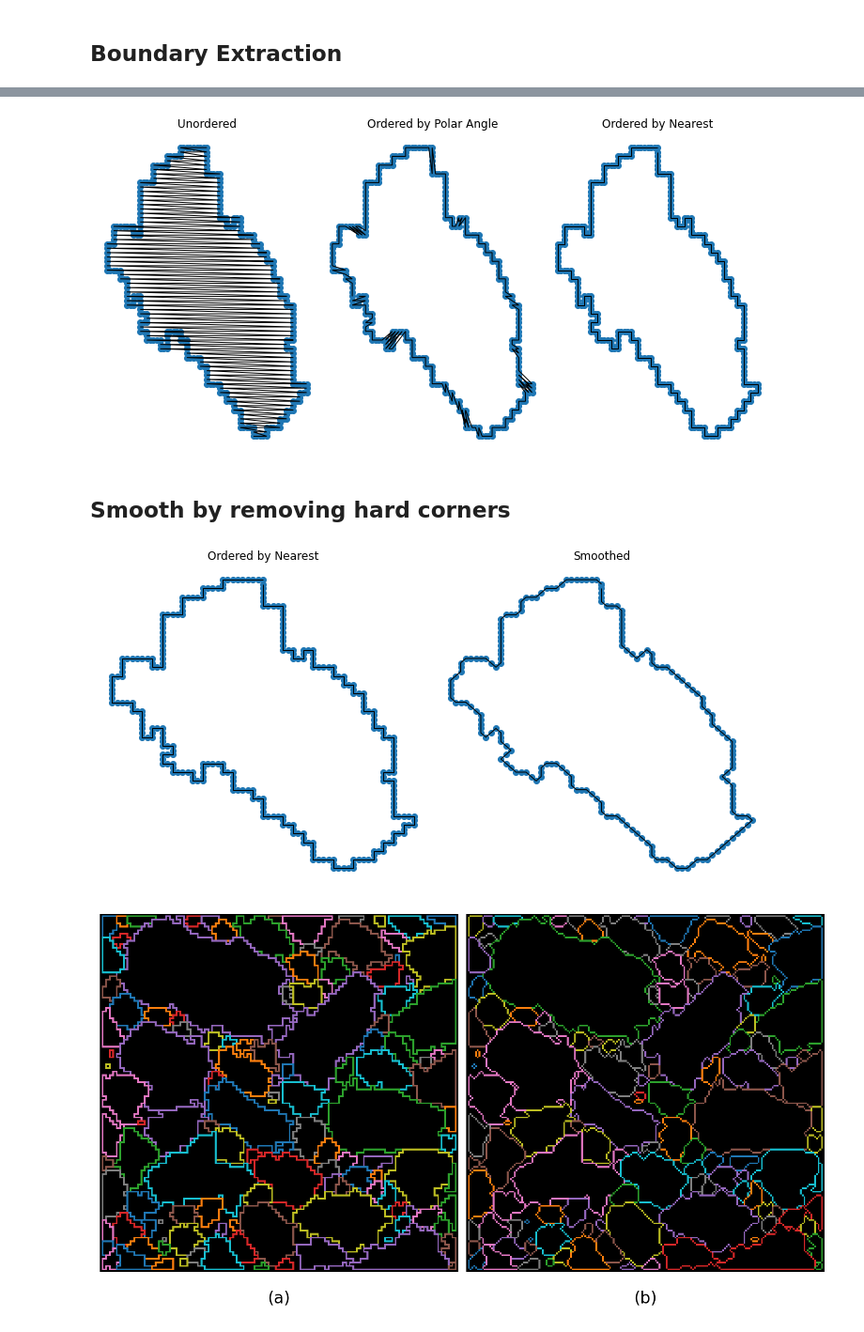
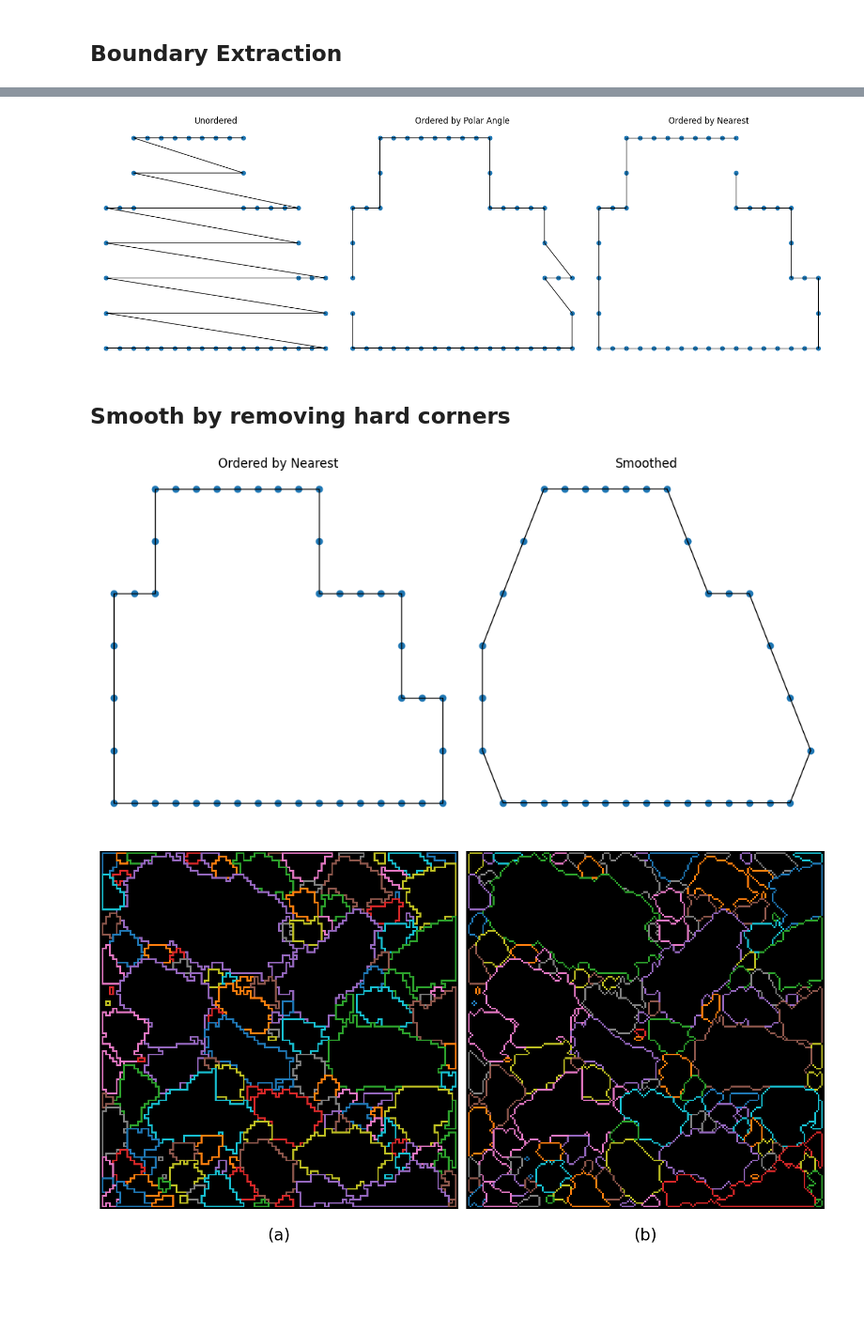
Before and after one commit to GusBusDraws/mhe-analysis, a Jupyter notebook: nbs/45-sem-subpixel.ipynb, the cells around one changed output, grey strips where cells are left out. Shown at 94% size. Drawn from its saved outputs; the diff is of its cells as text; code cells hidden in the pictures; blank space fills up the shorter version.

```diff
--- a/nbs/45-sem-subpixel.ipynb
+++ b/nbs/45-sem-subpixel.ipynb
@@ -180,12 +177,12 @@ fig, ax = view.images([
 # %%
 subpixel_bounds = segmentation.find_boundaries(
-    merge_labeled == 47, mode='subpixel').astype(np.ubyte)
+    merge_labeled_padded == 3, mode='subpixel').astype(np.ubyte)
 coords = np.transpose(np.nonzero(subpixel_bounds))
 x = subpixel_bounds[:, 1]
 y = subpixel_bounds[:, 0]
 df = pd.DataFrame(data={'x': x, 'y': y})
 fig, axes = plt.subplots(
-    1, 3, figsize=(10, 5), constrained_layout=True, facecolor='white')
+    1, 3, figsize=(15, 5), constrained_layout=True, facecolor='white')
 axes[0].scatter(coords[:, 1], coords[:, 0])
 axes[0].add_patch(
     patches.Polygon(np.flip(coords), closed=False, fill=False))
@@ -197,34 +194,34 @@ cent=(sum(coords[:, 1])/len(coords), sum(coords[:, 0])/len(coords))
 ordered = np.array(
     sorted(coords, key=lambda p: math.atan2(p[0]-cent[1], p[1]-cent[0])))
 ordered_loop = np.zeros((ordered.shape[0] + 1, 2))
 ordered_loop[-1, :] = ordered[0, :]
 ordered_loop[:-1, :] = ordered
 # Plot polar ordered points
 axes[1].scatter(ordered[:, 1], ordered[:, 0])
 axes[1].add_patch(
     patches.Polygon(np.flip(ordered_loop), closed=False, fill=False))
 axes[1].set_title('Ordered by Polar Angle')
 
 # Order points by nearest
 loop_list = [tuple(coords[-1])]
 not_added = list(map(tuple, coords[:-1]))
 while len(loop_list) < coords.shape[0]:
     pt = tuple(loop_list[-1])
     distances = spatial.distance_matrix([pt], not_added)[0]
     nearest_i = np.argmin(distances)
     nearest_pt = not_added[nearest_i]
     not_added.pop(nearest_i)
     loop_list.append(nearest_pt)
 loop_list.append(loop_list[0])
 # Plot nearest ordered points
 axes[2].scatter(coords[:, 1], coords[:, 0])
 axes[2].add_patch(
     patches.Polygon(np.flip(loop_list), closed=False, fill=False))
 axes[2].set_title('Ordered by Nearest')
 for a in axes:
     a.set_axis_off()
 # %% [output]
-[figure, old version]
+[figure, new version]
 # %% [markdown]
 ## Smooth by removing hard corners
 # %%
@@ -233,7 +230,7 @@ fig, axes = plt.subplots(
 # Plot nearest ordered points
 axes[0].scatter(coords[:, 1], coords[:, 0])
 axes[0].add_patch(
-    patches.Polygon(np.flip(loop_list), closed=False, fill=False))
+    patches.Polygon(np.flip(loop_list), closed=True, fill=False))
 axes[0].set_title('Ordered by Nearest')
 
 smooth_list = []
@@ -268,12 +265,12 @@ smooth_coords = np.array(smooth_list)
 # Plot smoothed points
 axes[1].scatter(smooth_coords[:, 1], smooth_coords[:, 0])
 axes[1].add_patch(
-    patches.Polygon(np.flip(smooth_list), closed=False, fill=False))
+    patches.Polygon(np.flip(smooth_list), closed=True, fill=False))
 axes[1].set_title('Smoothed')
 for a in axes:
     a.set_axis_off()
 # %% [output]
-[figure, old version]
+[figure, new version]
 # %%
 smooth_viz = np.zeros_like(subpixel_viz)
 for i in labels[labels > 0]:
```
Also changed, not shown: parts of 8 cells of this notebook.
